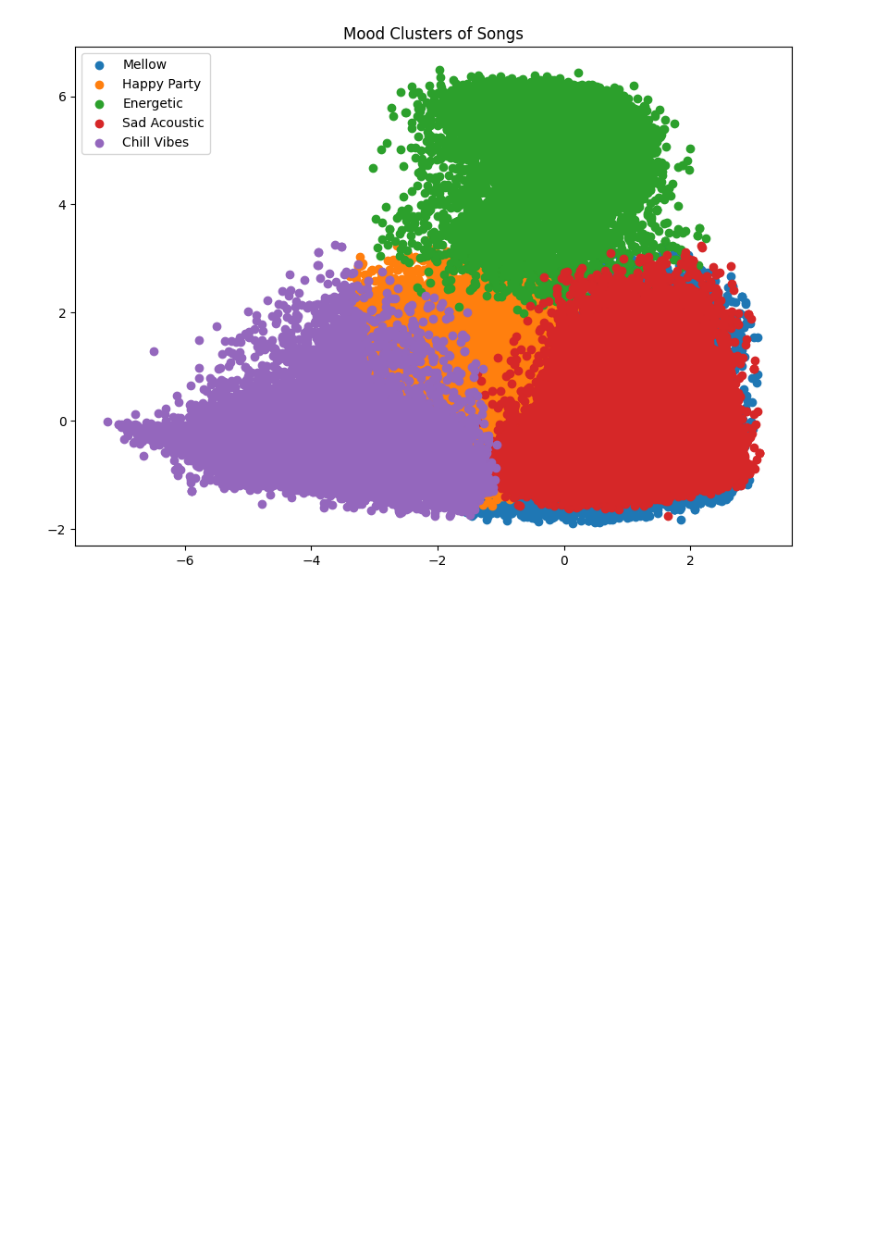
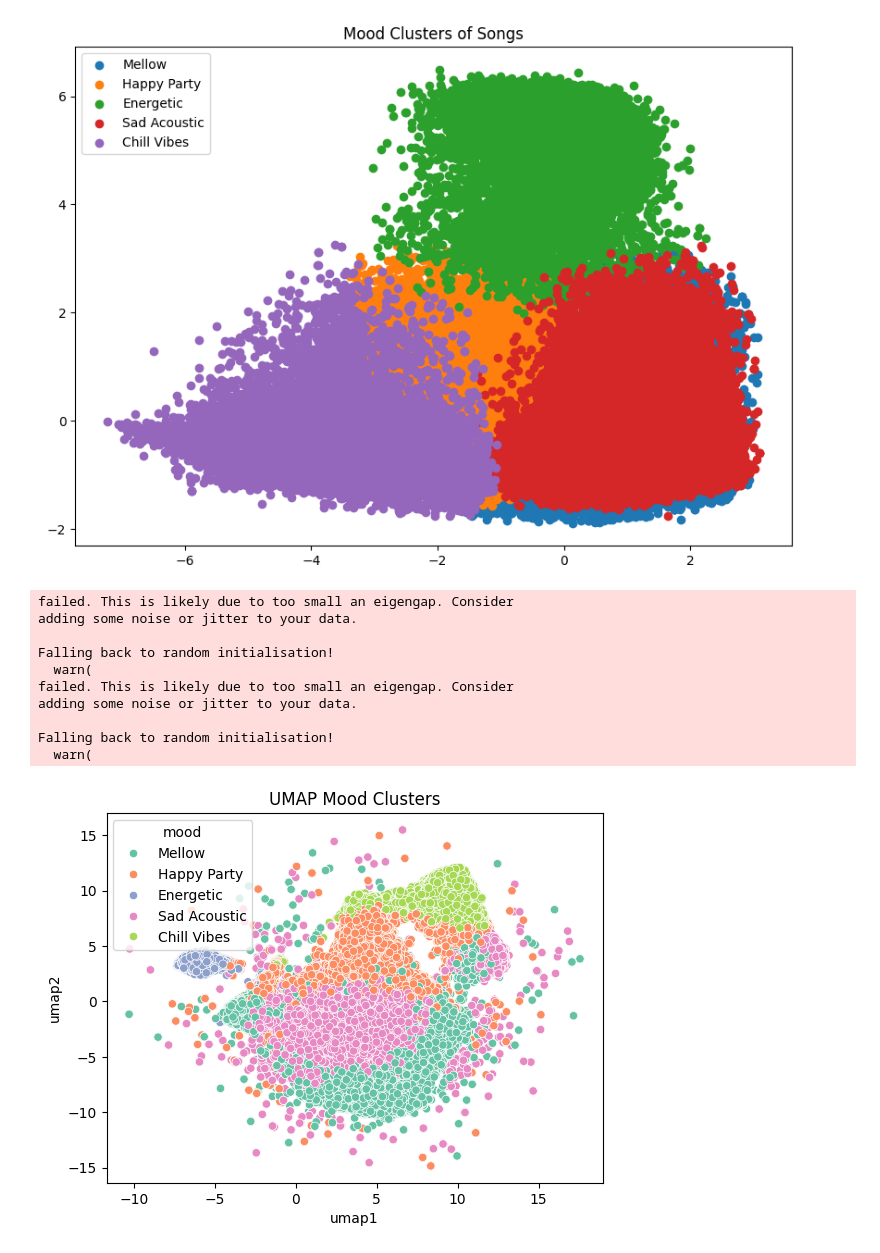
Before and after one commit to cayetana-h/Moodify, a Jupyter notebook: project.ipynb, the cells around one changed output. Saved outputs shown, nothing was run; the diff lists cells and outputs as text; code cells hidden in the pictures; blank space fills up the shorter version.

```diff
--- a/project.ipynb
+++ b/project.ipynb
@@ -88,3 +102,27 @@ plt.title('Mood Clusters of Songs')
 plt.show()
 # %% [output]
 [figure]
+# %%
+import umap.umap_ as umap
+
+reducer = umap.UMAP(random_state=42)
+X_umap = reducer.fit_transform(X_scaled)
+
+df['umap1'] = X_umap[:, 0]
+df['umap2'] = X_umap[:, 1]
+
+sns.scatterplot(x='umap1', y='umap2', hue='mood', data=df, palette='Set2')
+plt.title("UMAP Mood Clusters")
+plt.show()
+# %% [output]
+failed. This is likely due to too small an eigengap. Consider
+adding some noise or jitter to your data.
+
+Falling back to random initialisation!
+  warn(
+failed. This is likely due to too small an eigengap. Consider
+adding some noise or jitter to your data.
+
+Falling back to random initialisation!
+  warn(
+[figure, added]
```
Also changed, not shown: parts of 3 cells of this notebook.
